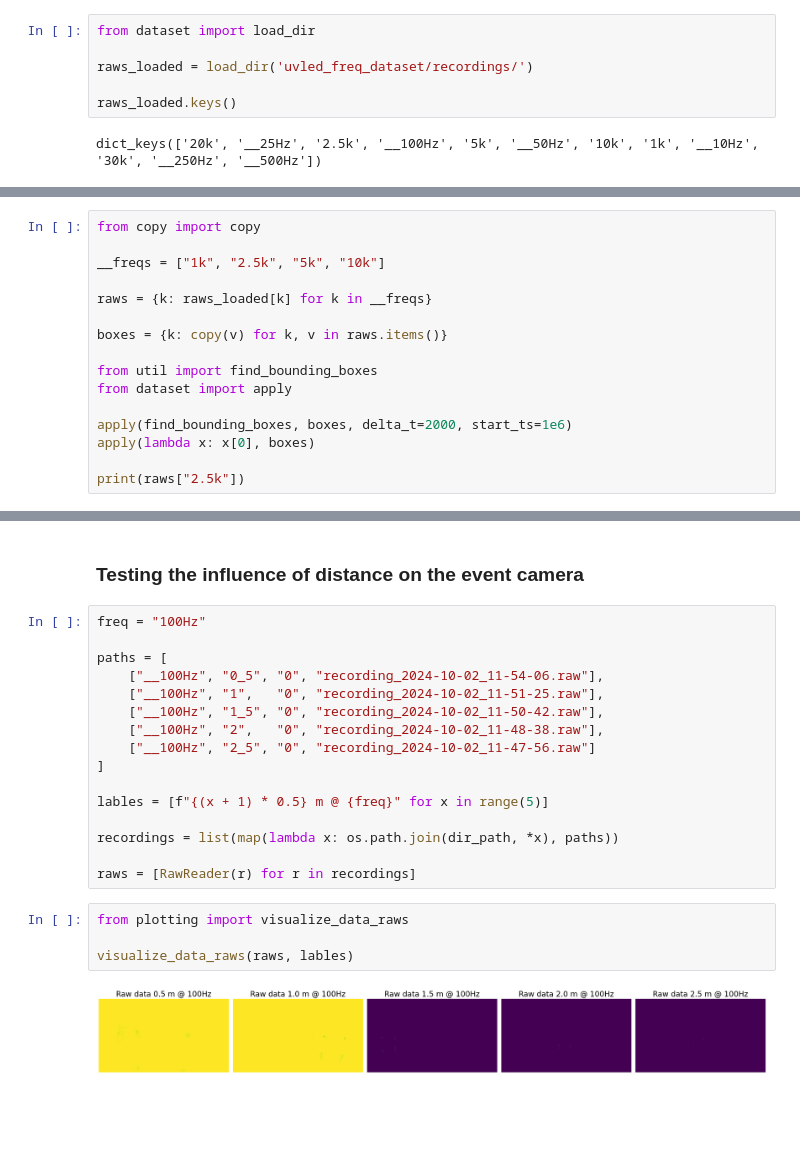
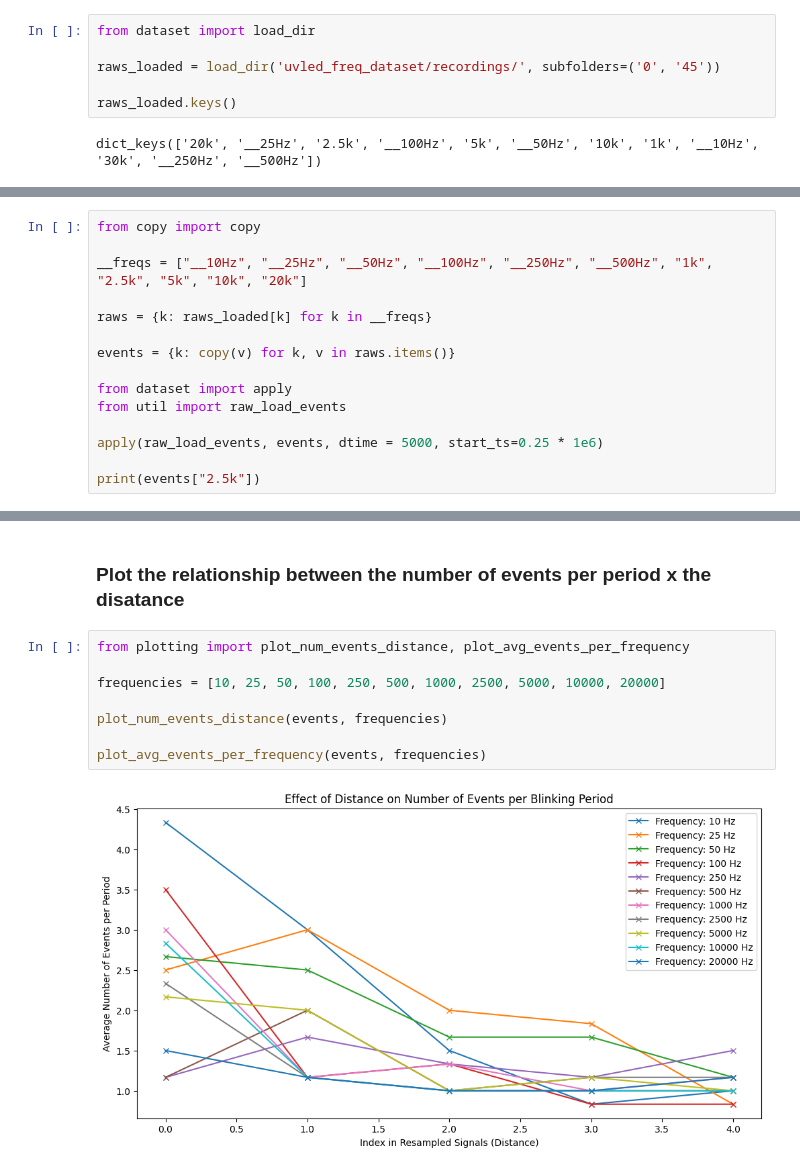
Before and after one commit to kubakubakuba/mrs-uvdar-distance-estimator, a Jupyter notebook: main2.ipynb, the cells around one changed output, grey strips where cells are left out. Cells and saved outputs as stored; diff of their text form; blank space fills up the shorter version.

Commit message:
added frequency / distance plots

```diff
--- a/main2.ipynb
+++ b/main2.ipynb
@@ -18,7 +18,7 @@ The autoreload extension is already loaded. To reload it, use:
 # %%
 from dataset import load_dir
 
-raws_loaded = load_dir('uvled_freq_dataset/recordings/')
+raws_loaded = load_dir('uvled_freq_dataset/recordings/', subfolders=('0', '45'))
 
 raws_loaded.keys()
 # %% [output]
@@ -28,17 +28,16 @@ dict_keys(['20k', '__25Hz', '2.5k', '__100Hz', '5k', '__50Hz', '10k', '1k', '__1
 # %%
 from copy import copy
 
-__freqs = ["1k", "2.5k", "5k", "10k"]
+__freqs = ["__10Hz", "__25Hz", "__50Hz", "__100Hz", "__250Hz", "__500Hz", "1k", "2.5k", "5k", "10k", "20k"]
 
 raws = {k: raws_loaded[k] for k in __freqs}
 
-boxes = {k: copy(v) for k, v in raws.items()}
+events = {k: copy(v) for k, v in raws.items()}
 
-from util import find_bounding_boxes
 from dataset import apply
+from util import raw_load_events
 
-apply(find_bounding_boxes, boxes, delta_t=2000, start_ts=1e6)
-apply(lambda x: x[0], boxes)
+apply(raw_load_events, events, dtime = 5000, start_ts=0.25 * 1e6)
 
-print(raws["2.5k"])
+print(events["2.5k"])
 # %% [output]
@@ -180,24 +71,12 @@ for (x, f) in zip(pf_events_5k, freqs_5k):
-# %% [markdown]
-### Testing the influence of distance on the event camera
-# %%
-freq = "100Hz"
-
-paths = [
-	["__100Hz", "0_5", "0", "recording_2024-10-02_11-54-06.raw"],
-	["__100Hz", "1",   "0", "recording_2024-10-02_11-51-25.raw"],
-	["__100Hz", "1_5", "0", "recording_2024-10-02_11-50-42.raw"],
-	["__100Hz", "2",   "0", "recording_2024-10-02_11-48-38.raw"],
-	["__100Hz", "2_5", "0", "recording_2024-10-02_11-47-56.raw"]
-]
-
-lables = [f"{(x + 1) * 0.5} m @ {freq}" for x in range(5)]
-
-recordings = list(map(lambda x: os.path.join(dir_path, *x), paths))
-
-raws = [RawReader(r) for r in recordings]
-# %%
-from plotting import visualize_data_raws
-
-visualize_data_raws(raws, lables)
-# %% [output]
-[figure, removed]
+# %% [markdown]
+### Plot the relationship between the number of events per period x the disatance
+# %%
+from plotting import plot_num_events_distance, plot_avg_events_per_frequency
+
+frequencies = [10, 25, 50, 100, 250, 500, 1000, 2500, 5000, 10000, 20000]
+
+plot_num_events_distance(events, frequencies)
+
+plot_avg_events_per_frequency(events, frequencies)
+# %% [output]
+[figure, added]
```
Also changed, not shown: parts of 14 cells of this notebook, 3 other files.
